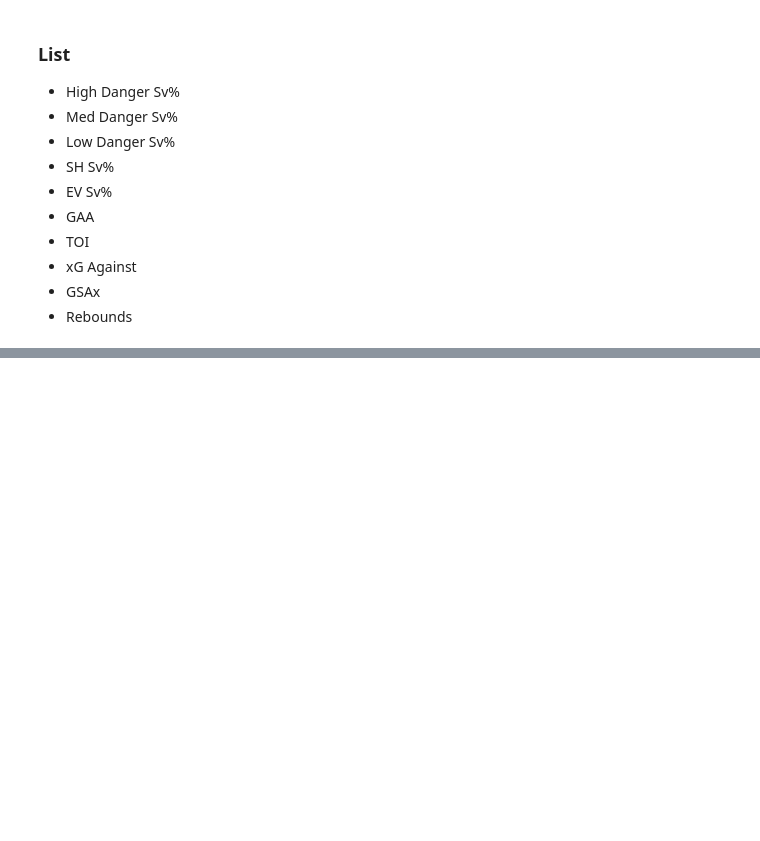
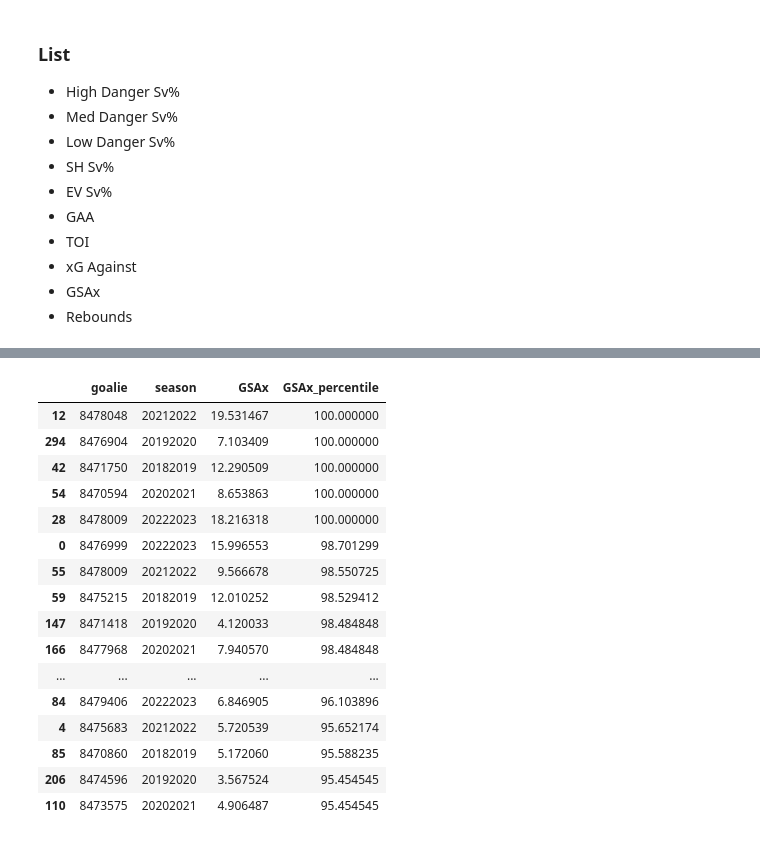
Before and after one commit to CharlesJub/HockeySavant, a Jupyter notebook: scripts/percentiles.ipynb, the cells around one changed output, grey strips where cells are left out. Cells and saved outputs as stored; diff of their text form; code cells hidden in the pictures; blank space fills up the shorter version.

```diff
--- a/scripts/percentiles.ipynb
+++ b/scripts/percentiles.ipynb
@@ -469,0 +492,17 @@ sc = play_by_play.plot(x='coordsX', y='coordsY', kind='scatter',
+# %%
+goalie_advanced_stats = all_saves_group.merge(low_danger_shot_all, how='inner', on=['season','goalie']
+                                              ).rename(columns={'goals':'LD_goals',
+                                                                'shots':'LD_shots',
+                                                                'saves':'LD_saves',
+                                                                'svPct':'LD_svPct'})
+goalie_advanced_stats = goalie_advanced_stats.merge(med_danger_shot_all, how='inner', on=['season','goalie']
+                                              ).rename(columns={'goals':'MD_goals',
+                                                                'shots':'MD_shots',
+                                                                'saves':'MD_saves',
+                                                                'svPct':'MD_svPct'})
+goalie_advanced_stats = goalie_advanced_stats.merge(high_danger_shot_all, how='inner', on=['season','goalie']
+                                              ).rename(columns={'goals':'HD_goals',
+                                                                'shots':'HD_shots',
+                                                                'saves':'HD_saves',
+                                                                'svPct':'HD_svPct'})
+goalie_advanced_stats = goalie_advanced_stats.merge(high_danger_shot_all, how='inner', on=['season','goalie'])
@@ -469,0 +538,2 @@ sc = play_by_play.plot(x='coordsX', y='coordsY', kind='scatter',
+# %%
+goalie_stats_df = goalie_stats_df.merge(goalie_advanced_stats, on=['season','goalie'])
@@ -469,0 +549,24 @@ sc = play_by_play.plot(x='coordsX', y='coordsY', kind='scatter',
+# %%
+from scipy import stats
+key_columns = ['timeOnIce','LD_shots','MD_shots','HD_shots',
+  'evSavePct', 'ppSavePct', 'LD_svPct', 'MD_svPct', 'HD_svPct',
+  'goalsAgainstAverage', 'wins', 'win_pct', 'shutouts',
+  'xGA', 'GSAx']
+goalie_stats_df['win_pct'] = goalie_stats_df['wins'] / (goalie_stats_df['wins'] + goalie_stats_df['losses'])
+goalie_stats_df['win_pct'] = goalie_stats_df['win_pct'].fillna(0)
+toi_limit = 10*3600 # < 10 gp
+for column in key_columns:
+    if column == 'goalsAgainstAverage':
+        goalie_stats_df[f'{column}_percentile'] = goalie_stats_df.apply(lambda row: stats.percentileofscore(-goalie_stats_df.loc[(goalie_stats_df['timeOnIce'] > toi_limit) &
+                                                                                                             (goalie_stats_df['season'] == row['season']),
+                                                                                                             column],
+                                                                                                             -row[column],
+                                                                                                             kind='rank'),
+                                                                                                             axis=1)
+    else:
+        goalie_stats_df[f'{column}_percentile'] = goalie_stats_df.apply(lambda row: stats.percentileofscore(goalie_stats_df.loc[(goalie_stats_df['timeOnIce'] > toi_limit) &
+                                                                                                             (goalie_stats_df['season'] == row['season']),
+                                                                                                             column],
+                                                                                                             row[column],
+                                                                                                             kind='rank'),
+                                                                                                             axis=1)
@@ -469,0 +589,20 @@ sc = play_by_play.plot(x='coordsX', y='coordsY', kind='scatter',
+# %%
+goalie_stats_df[goalie_stats_df['timeOnIce'] > toi_limit][['goalie','season','GSAx','GSAx_percentile']].sort_values(by='GSAx_percentile', ascending=False).head(20)
+# %% [output]
+|  | goalie | season | GSAx | GSAx_percentile |
+| 12 | 8478048 | 20212022 | 19.531467 | 100.000000 |
+| 294 | 8476904 | 20192020 | 7.103409 | 100.000000 |
+| 42 | 8471750 | 20182019 | 12.290509 | 100.000000 |
+| 54 | 8470594 | 20202021 | 8.653863 | 100.000000 |
+| 28 | 8478009 | 20222023 | 18.216318 | 100.000000 |
+| 0 | 8476999 | 20222023 | 15.996553 | 98.701299 |
+| 55 | 8478009 | 20212022 | 9.566678 | 98.550725 |
+| 59 | 8475215 | 20182019 | 12.010252 | 98.529412 |
+| 147 | 8471418 | 20192020 | 4.120033 | 98.484848 |
+| 166 | 8477968 | 20202021 | 7.940570 | 98.484848 |
+| ... | ... | ... | ... | ... |
+| 84 | 8479406 | 20222023 | 6.846905 | 96.103896 |
+| 4 | 8475683 | 20212022 | 5.720539 | 95.652174 |
+| 85 | 8470860 | 20182019 | 5.172060 | 95.588235 |
+| 206 | 8474596 | 20192020 | 3.567524 | 95.454545 |
+| 110 | 8473575 | 20202021 | 4.906487 | 95.454545 |
```
Also changed, not shown: parts of 18 cells of this notebook.
